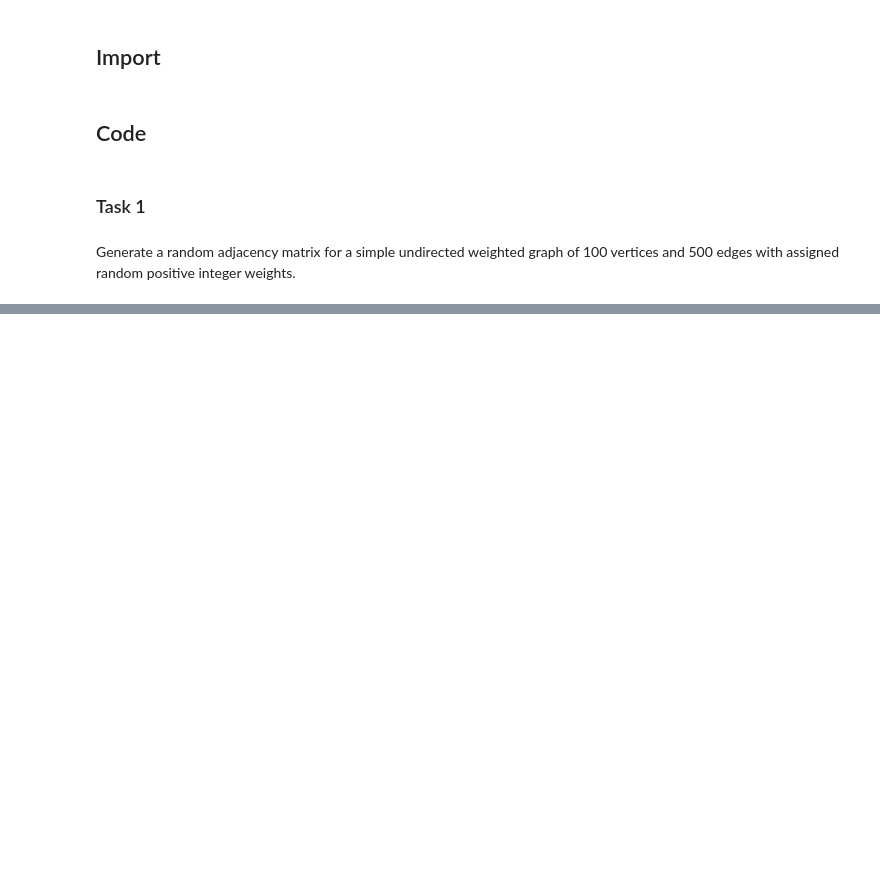
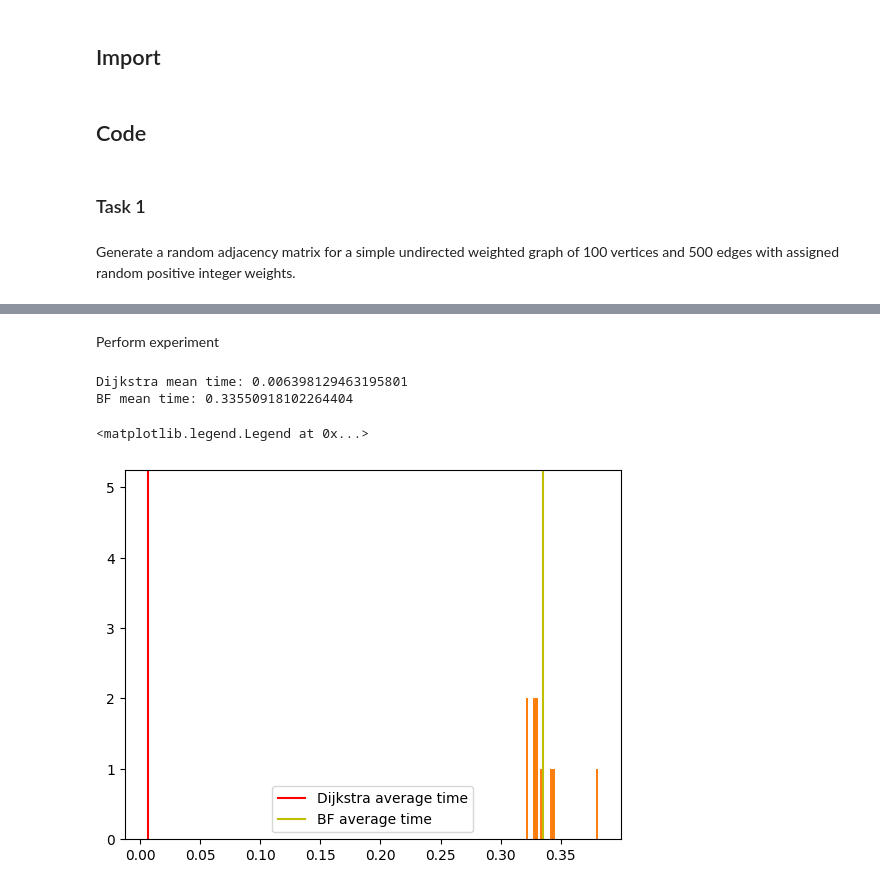
Before and after one commit to Swedist/study_itmo, a Jupyter notebook: algorithms/task_6.ipynb, the cells around one changed output, grey strips where cells are left out. Cells and saved outputs as stored; diff of their text form; code cells hidden in the pictures; blank space fills up the shorter version.

Commit message:
Append 6 task

```diff
--- a/algorithms/task_6.ipynb
+++ b/algorithms/task_6.ipynb
@@ -56,7 +30,0 @@ plt.show()
-# %%
-G = nx.DiGraph()
-G.add_weighted_edges_from(adjacency_list)
-predecessors, _ = nx.floyd_warshall_predecessor_and_distance(G)
-def dijkstra_algorithm(start_vertex, target_vertex, G=G):
-    shortest_path = nx.reconstruct_path(start_vertex, target_vertex, predecessors)
-    print(f"Shortest path between {start_vertex} to {target_vertex}: {' -> '.join(list(map(str, shortest_path)))}")
@@ -63,9 +120,3 @@ def dijkstra_algorithm(start_vertex, target_vertex, G=G):
 # %%
-start_vertex = np.random.randint(0, 99)
+g = ShortestPath(num_vertices, adjacency_matrix)
+target_vertex = np.random.randint(0, 99)
-# %%
-time_list = []
-for _ in range(10):
-    temp_start_time = time.time()
-    target_vertex = np.random.randint(0, 99)
-    dijkstra_algorithm(start_vertex, target_vertex, G=G)
-    time_list.append(time.time() - temp_start_time)
@@ -86,0 +171,37 @@ sum(time_list) / 10
+# %% [markdown]
+Perform experiment
+# %%
+n_experiments = 10
+d_results = []
+bf_results = []
+
+
+for _ in range(n_experiments):
+
+    d_start_time = time.time()
+    _ = g.dijkstra(target_vertex)
+    d_time = time.time() - d_start_time
+
+    bf_start_time = time.time()
+    _ = g.bellman_ford(target_vertex)
+    bf_time = time.time() - bf_start_time
+
+    d_results.append(d_time)
+    bf_results.append(bf_time)
+# %%
+print('Dijkstra mean time:', np.mean(d_results))
+print('BF mean time:',np.mean(bf_results))
+# %% [output]
+Dijkstra mean time: 0.006398129463195801
+BF mean time: 0.33550918102264404
+# %%
+plt.hist(d_results, bins=30);
+plt.axvline(np.mean(d_results), color='r', label='Dijkstra average time')
+
+
+plt.hist(bf_results, bins=30);
+plt.axvline(np.mean(bf_results), color='y', label='BF average time')
+plt.legend()
+# %% [output]
+<matplotlib.legend.Legend at 0x...>
+[figure, added]
```
Also changed, not shown: parts of 26 cells of this notebook.
